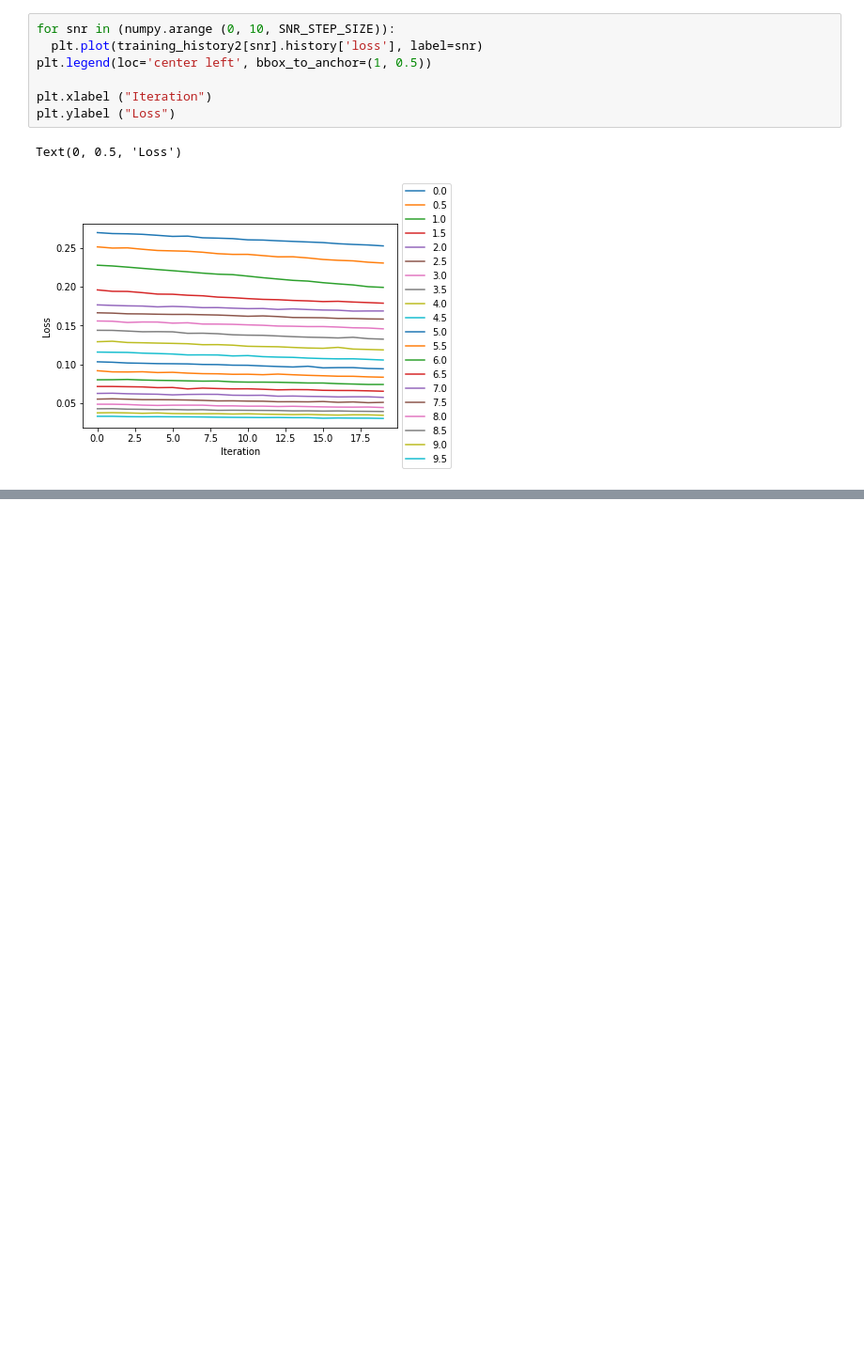
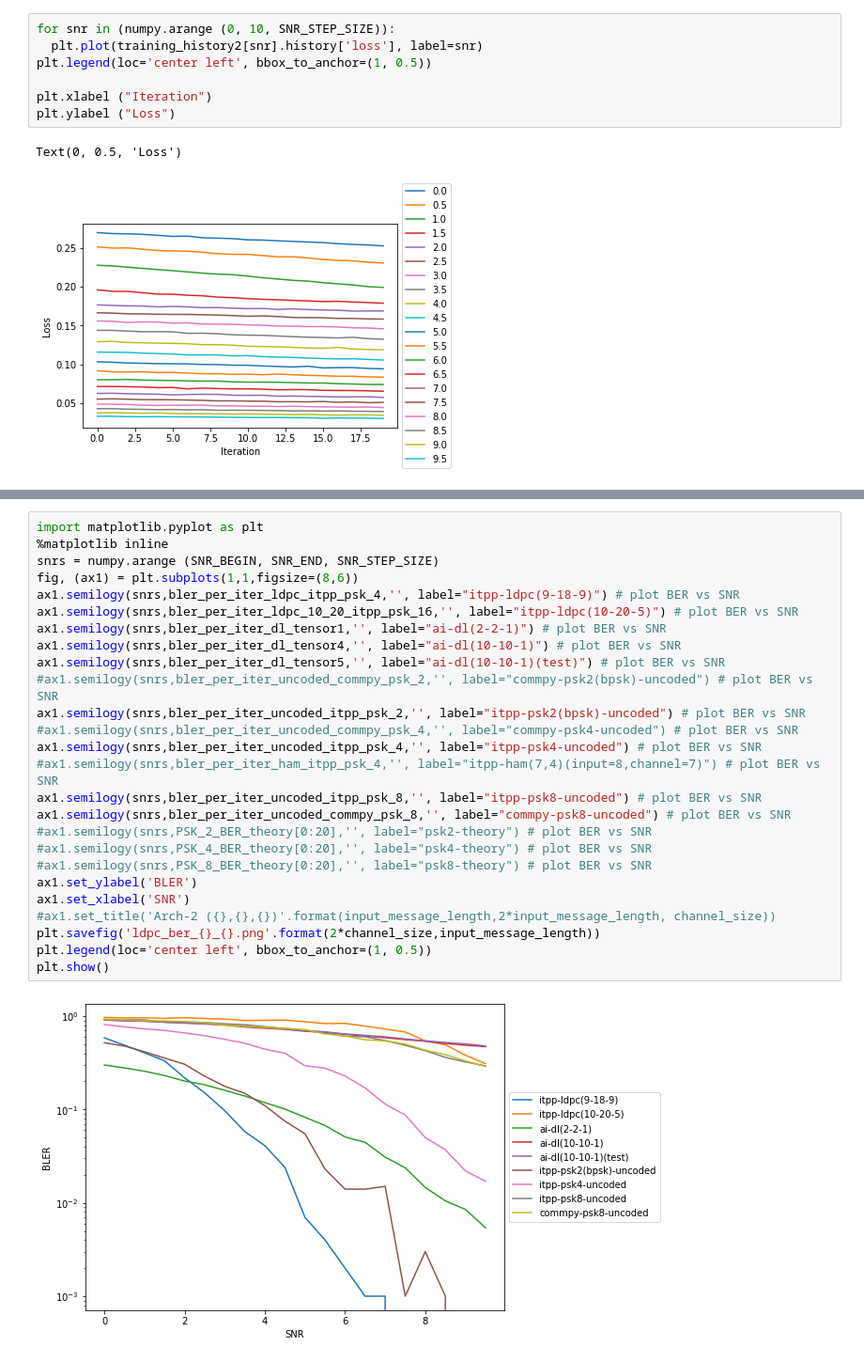
Before and after one commit to iamviji/project, a Jupyter notebook: Report/KerasBinary_In_En_Ch_QPSK.ipynb, the cells around one changed output, grey strips where cells are left out. Shown at 94% size. Cells and saved outputs as stored; diff of their text form; blank space fills up the shorter version.

```diff
--- a/Report/KerasBinary_In_En_Ch_QPSK.ipynb
+++ b/Report/KerasBinary_In_En_Ch_QPSK.ipynb
@@ -681,0 +908,28 @@ Text(0, 0.5, 'Loss')
+# %%
+import matplotlib.pyplot as plt
+%matplotlib inline
+snrs = numpy.arange (SNR_BEGIN, SNR_END, SNR_STEP_SIZE)
+fig, (ax1) = plt.subplots(1,1,figsize=(8,6))
+ax1.semilogy(snrs,bler_per_iter_ldpc_itpp_psk_4,'', label="itpp-ldpc(9-18-9)") # plot BER vs SNR
+ax1.semilogy(snrs,bler_per_iter_ldpc_10_20_itpp_psk_16,'', label="itpp-ldpc(10-20-5)") # plot BER vs SNR
+ax1.semilogy(snrs,bler_per_iter_dl_tensor1,'', label="ai-dl(2-2-1)") # plot BER vs SNR
+ax1.semilogy(snrs,bler_per_iter_dl_tensor4,'', label="ai-dl(10-10-1)") # plot BER vs SNR
+ax1.semilogy(snrs,bler_per_iter_dl_tensor5,'', label="ai-dl(10-10-1)(test)") # plot BER vs SNR
+#ax1.semilogy(snrs,bler_per_iter_uncoded_commpy_psk_2,'', label="commpy-psk2(bpsk)-uncoded") # plot BER vs SNR
+ax1.semilogy(snrs,bler_per_iter_uncoded_itpp_psk_2,'', label="itpp-psk2(bpsk)-uncoded") # plot BER vs SNR
+#ax1.semilogy(snrs,bler_per_iter_uncoded_commpy_psk_4,'', label="commpy-psk4-uncoded") # plot BER vs SNR
+ax1.semilogy(snrs,bler_per_iter_uncoded_itpp_psk_4,'', label="itpp-psk4-uncoded") # plot BER vs SNR
+#ax1.semilogy(snrs,bler_per_iter_ham_itpp_psk_4,'', label="itpp-ham(7,4)(input=8,channel=7)") # plot BER vs SNR
+ax1.semilogy(snrs,bler_per_iter_uncoded_itpp_psk_8,'', label="itpp-psk8-uncoded") # plot BER vs SNR
+ax1.semilogy(snrs,bler_per_iter_uncoded_commpy_psk_8,'', label="commpy-psk8-uncoded") # plot BER vs SNR
+#ax1.semilogy(snrs,PSK_2_BER_theory[0:20],'', label="psk2-theory") # plot BER vs SNR
+#ax1.semilogy(snrs,PSK_4_BER_theory[0:20],'', label="psk4-theory") # plot BER vs SNR
+#ax1.semilogy(snrs,PSK_8_BER_theory[0:20],'', label="psk8-theory") # plot BER vs SNR
+ax1.set_ylabel('BLER')
+ax1.set_xlabel('SNR')
+#ax1.set_title('Arch-2 ({},{},{})'.format(input_message_length,2*input_message_length, channel_size))
+plt.savefig('ldpc_ber_{}_{}.png'.format(2*channel_size,input_message_length))
+plt.legend(loc='center left', bbox_to_anchor=(1, 0.5))
+plt.show()
+# %% [output]
+[figure, added]
```
Also changed, not shown: parts of 17 cells of this notebook.
